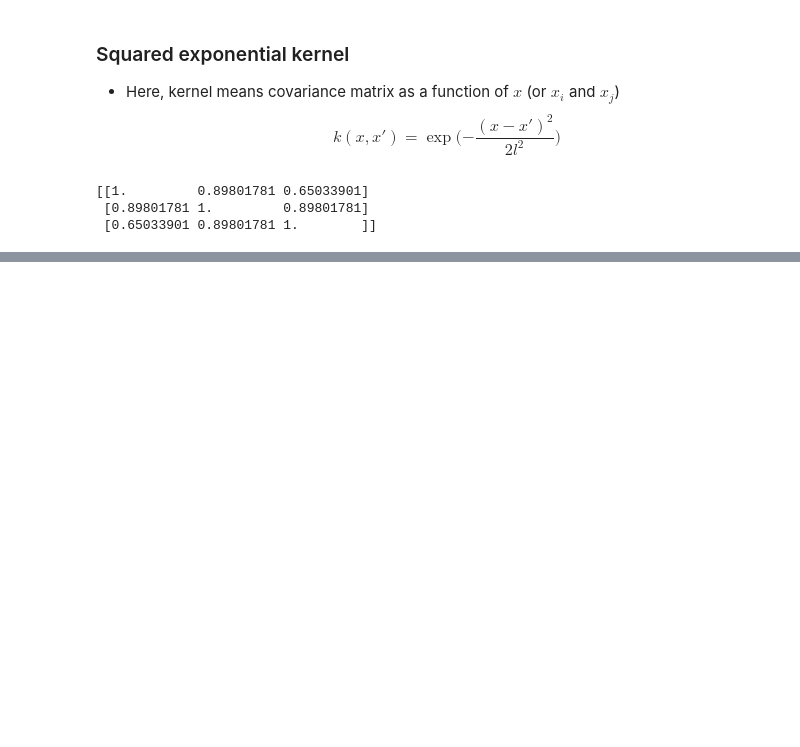
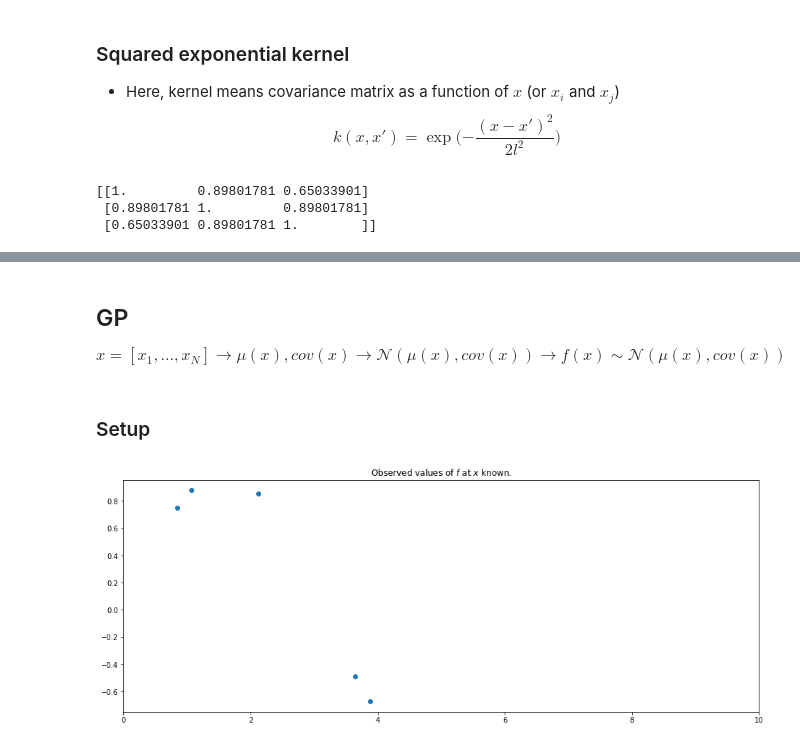
Before and after one commit to yongduek/lectures, a Jupyter notebook: ML_Topics/GP/Intuitive_GP_RitchieVink.ipynb, the cells around one changed output, grey strips where cells are left out. Drawn from its saved outputs; the diff is of its cells as text; code cells hidden in the pictures; blank space fills up the shorter version.

```diff
--- a/ML_Topics/GP/Intuitive_GP_RitchieVink.ipynb
+++ b/ML_Topics/GP/Intuitive_GP_RitchieVink.ipynb
@@ -149,0 +138,22 @@ plt.figure(figsize=(16,6))
+# %% [markdown]
+## GP
+
+$$
+    x=[x_1, ..., x_N] \rightarrow \mu(x), cov(x) \rightarrow \mathcal{N}(\mu(x), cov(x))  \rightarrow f(x) \sim \mathcal{N}(\mu(x), cov(x))
+$$
+# %% [markdown]
+### Setup
+# %%
+np.random.seed(512)
+# True function, but unknown
+f = lambda x: np.sin(x)
+
+# Known domain of true function f
+x = np.random.uniform(0, 10, 5)
+fx = f(x)                         # observations at x
+
+plt.figure(figsize=(16, 6))
+plt.scatter(x, f(x))
+plt.xlim(0, 10); plt.title('Observed values of $f$ at $x$ known.');
+# %% [output]
+[figure, added]
```
Also changed, not shown: parts of 23 cells of this notebook.
